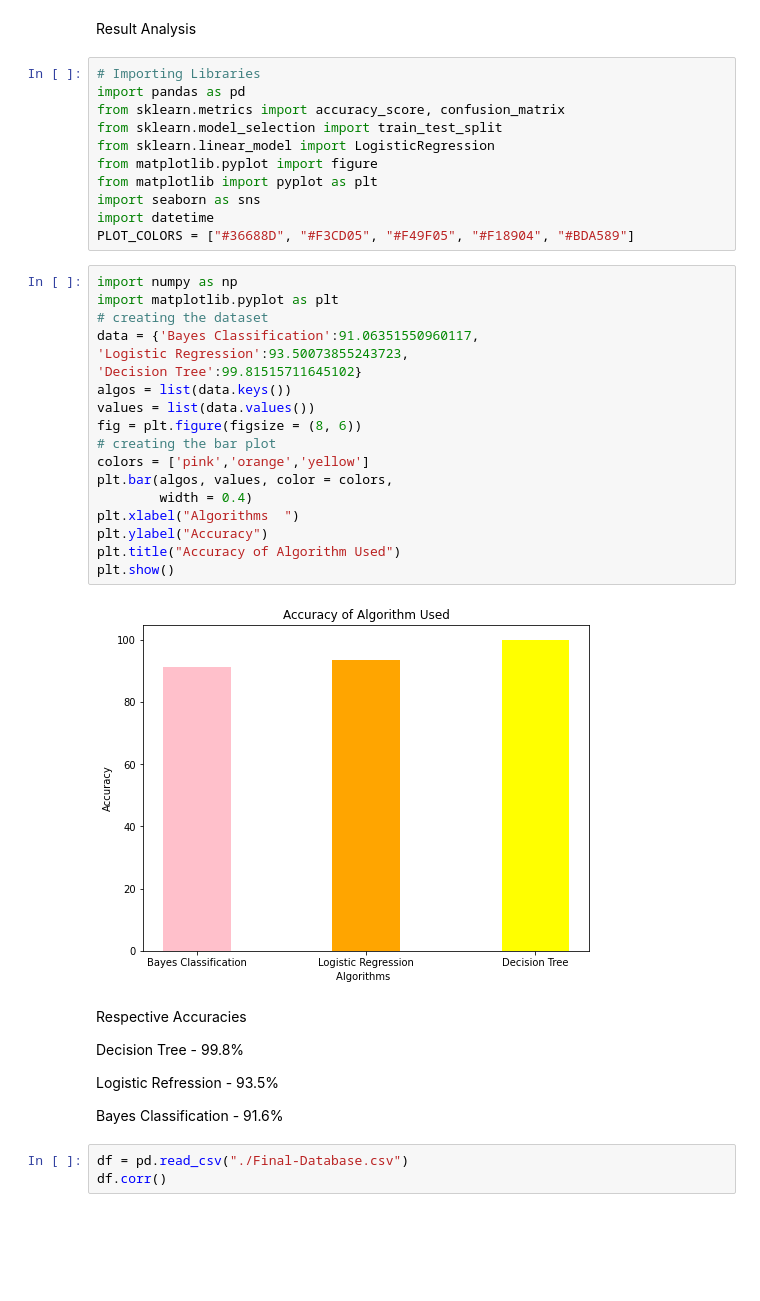
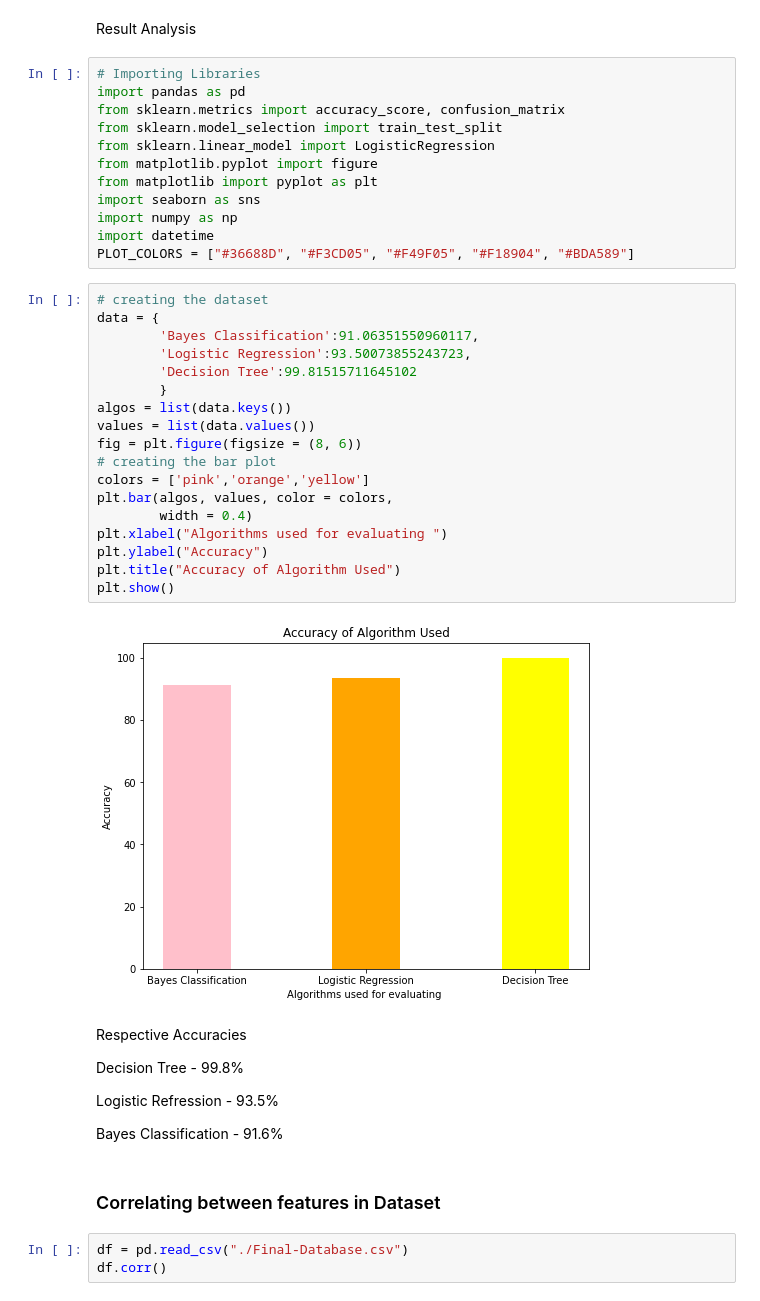
Before and after one commit to Vaibhav-Patel19/Youtube-Analysis, a Jupyter notebook: Analysis.ipynb, the cells around one changed output. Cells and saved outputs as stored; diff of their text form; blank space fills up the shorter version.

```diff
--- a/Analysis.ipynb
+++ b/Analysis.ipynb
@@ -9,28 +9,29 @@ from sklearn.linear_model import LogisticRegression
 from matplotlib.pyplot import figure
 from matplotlib import pyplot as plt
 import seaborn as sns
+import numpy as np
 import datetime
 PLOT_COLORS = ["#36688D", "#F3CD05", "#F49F05", "#F18904", "#BDA589"]
 # %%
-import numpy as np
-import matplotlib.pyplot as plt
 # creating the dataset
-data = {'Bayes Classification':91.06351550960117,
-'Logistic Regression':93.50073855243723,
-'Decision Tree':99.81515711645102}
+data = {
+        'Bayes Classification':91.06351550960117,
+        'Logistic Regression':93.50073855243723,
+        'Decision Tree':99.81515711645102
+        }
 algos = list(data.keys())
 values = list(data.values())
 fig = plt.figure(figsize = (8, 6))
 # creating the bar plot
 colors = ['pink','orange','yellow']
 plt.bar(algos, values, color = colors,
         width = 0.4)
-plt.xlabel("Algorithms  ")
+plt.xlabel("Algorithms used for evaluating ")
 plt.ylabel("Accuracy")
 plt.title("Accuracy of Algorithm Used")
 plt.show()
 # %% [output]
-[figure, old version]
+[figure, new version]
 # %% [markdown]
 Respective Accuracies
 
@@ -39,6 +40,8 @@ Decision Tree - 99.8%
 Logistic Refression - 93.5%
 
 Bayes Classification - 91.6%
+# %% [markdown]
+### Correlating between features in Dataset
 # %%
 df = pd.read_csv("./Final-Database.csv")
 df.corr()
```
Also changed, not shown: parts of 22 cells of this notebook.
